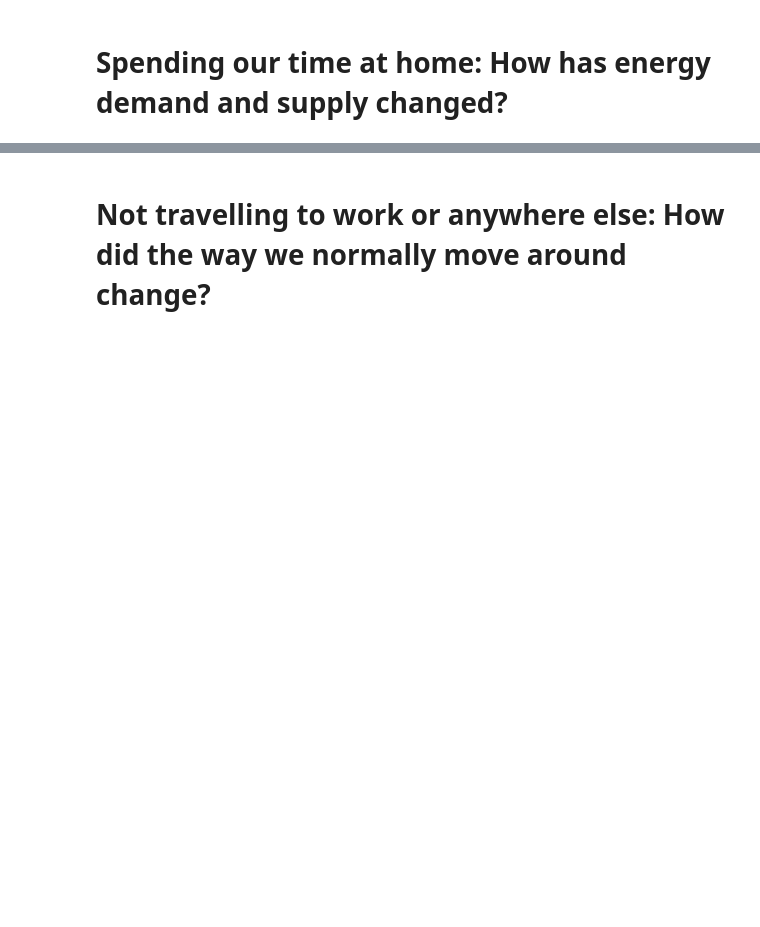
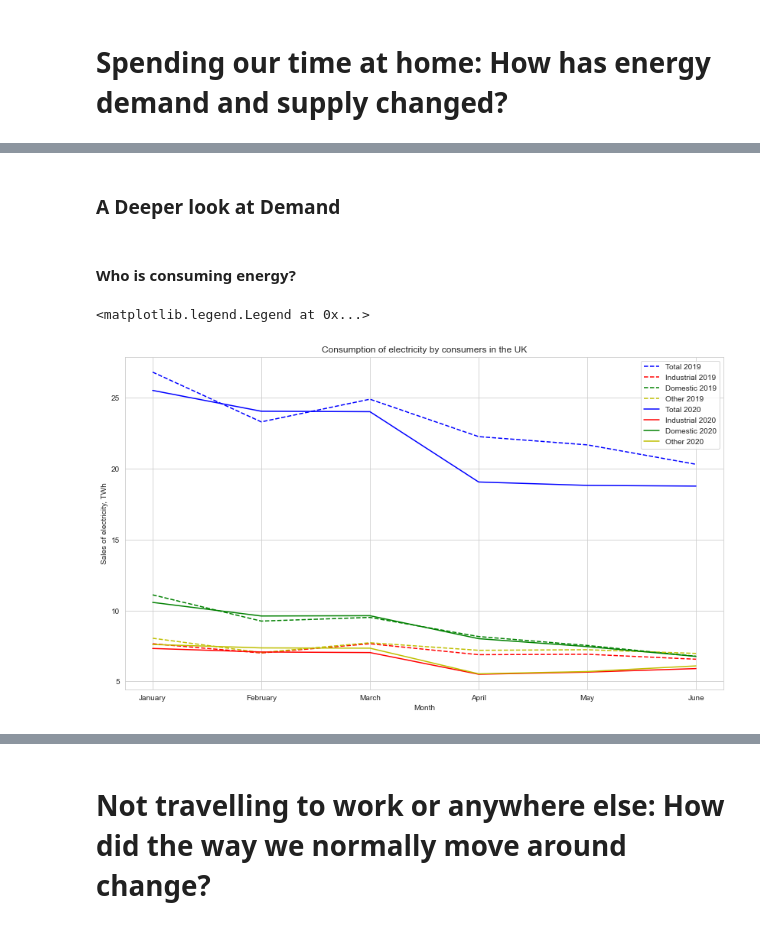
Before and after one commit to ErikaNicole/Covid19-Environmental-and-Economic-Analysis, a Jupyter notebook: final_project/Final Project Team P.ipynb, the cells around one changed output, grey strips where cells are left out. Drawn from its saved outputs; the diff is of its cells as text; code cells hidden in the pictures; blank space fills up the shorter version.

Commit message:
Energy analysis added

```diff
--- a/final_project/Final Project Team P.ipynb
+++ b/final_project/Final Project Team P.ipynb
@@ -57,0 +106,23 @@ Text(0.5, 1.0, 'Stringency Index in the UK')
+# %% [markdown]
+### A Deeper look at Demand
+# %% [markdown]
+#### Who is consuming energy?
+# %%
+av_consumption = pd.read_excel('data/CFG1.xls', sheet_name = 'Month')
+plt.plot(av_consumption['Month'][0:6],av_consumption['Total'][0:6], label='Total 2019',color='b',ls='--')
+plt.plot(av_consumption['Month'][0:6],av_consumption['Industrial'][0:6], label='Industrial 2019',color='r',ls='--')
+plt.plot(av_consumption['Month'][0:6],av_consumption['Domestic'][0:6], label='Domestic 2019',color='g',ls='--')
+plt.plot(av_consumption['Month'][0:6],av_consumption['Other'][0:6], label='Other 2019',color='y',ls='--')
+
+plt.plot(av_consumption['Month'][12:18],av_consumption['Total'][12:18], label='Total 2020',color='b')
+plt.plot(av_consumption['Month'][12:18],av_consumption['Industrial'][12:18], label='Industrial 2020',color='r')
+plt.plot(av_consumption['Month'][12:18],av_consumption['Domestic'][12:18], label='Domestic 2020',color='g')
+plt.plot(av_consumption['Month'][12:18],av_consumption['Other'][12:18], label='Other 2020',color='y')
+
+plt.xlabel('Month')
+plt.ylabel('Sales of electricity, TWh')
+plt.title('Consumption of electricity by consumers in the UK')
+plt.legend()
+# %% [output]
+<matplotlib.legend.Legend at 0x...>
+[figure, added]
```
Also changed, not shown: parts of 28 cells of this notebook.
